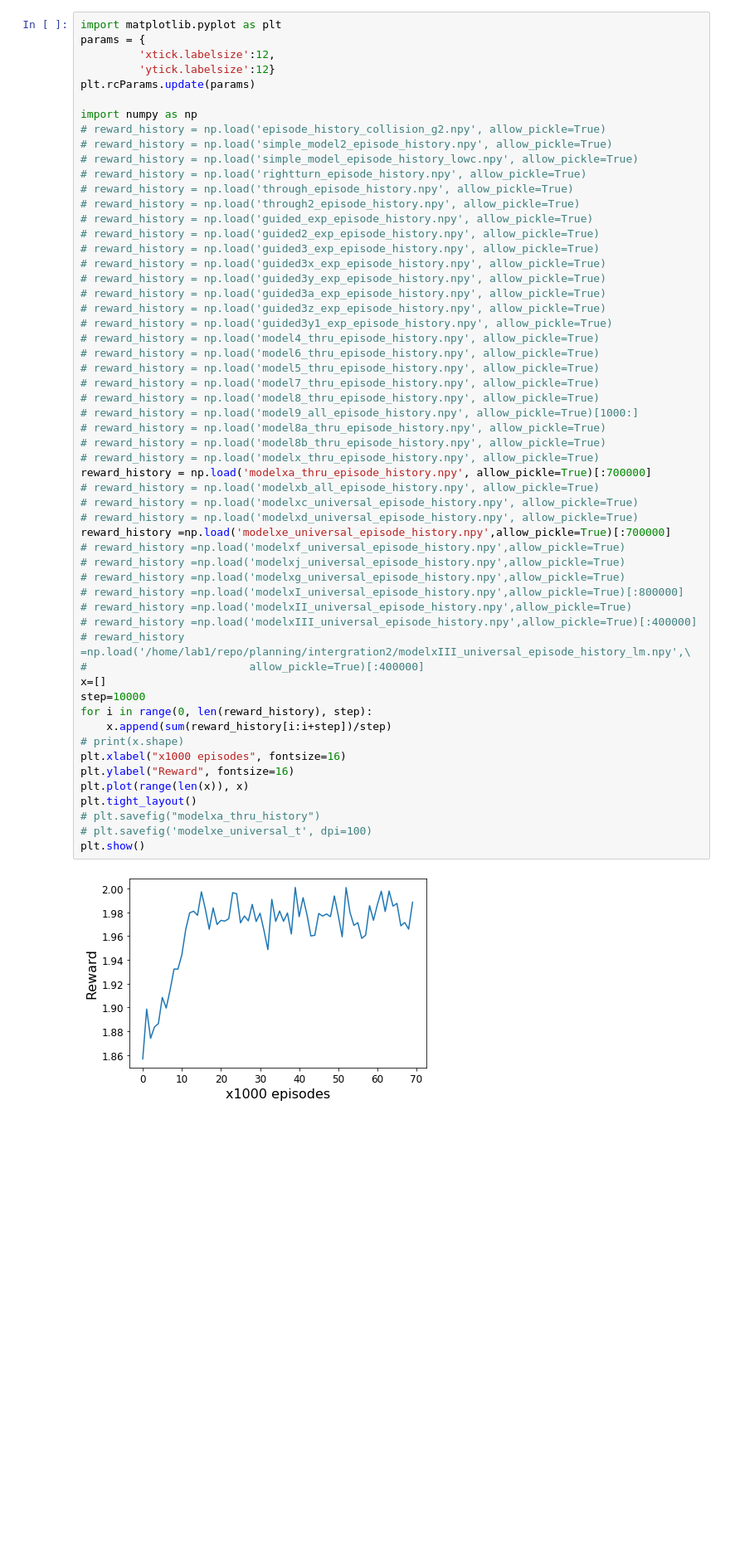
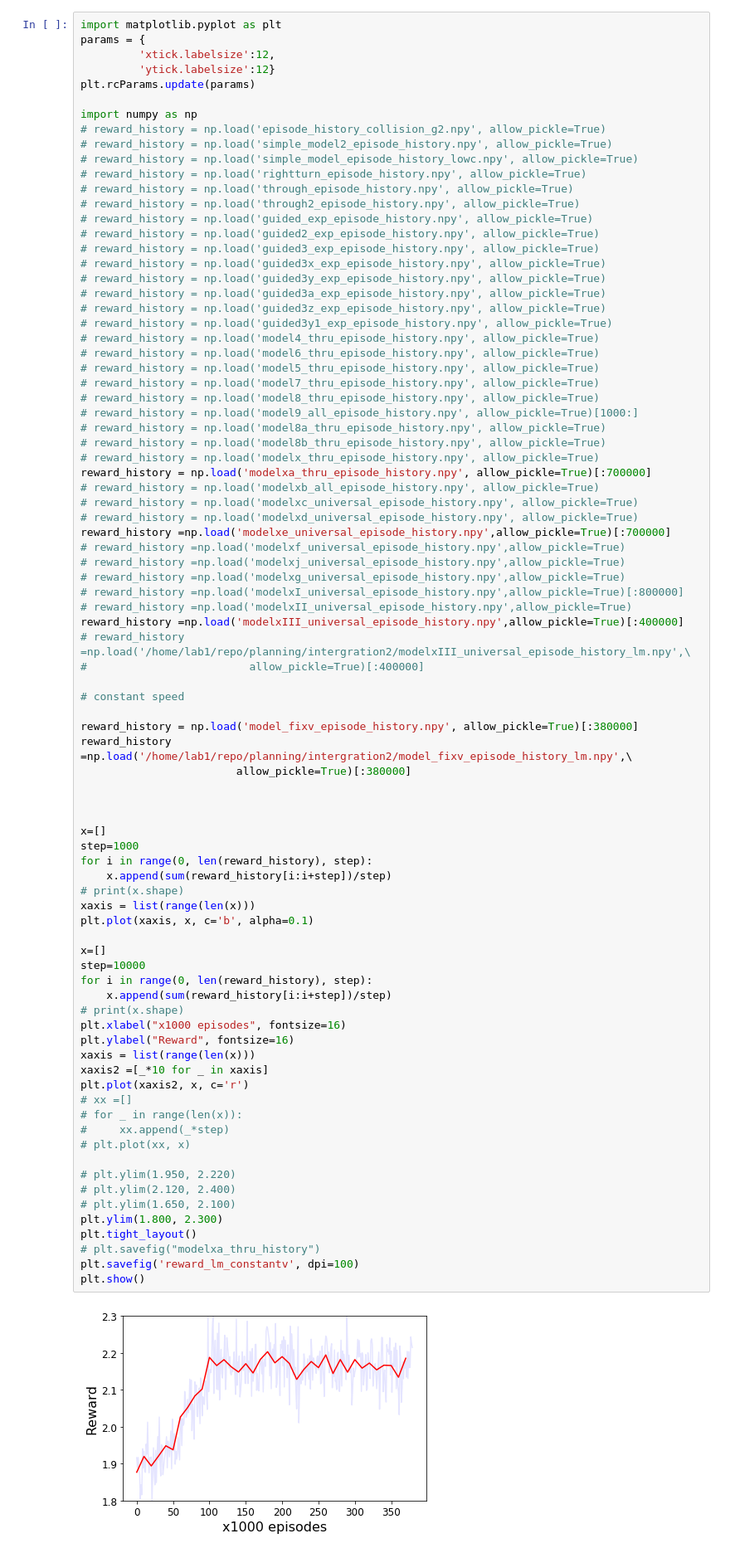
Before and after one commit to shuruiz/planning, a Jupyter notebook: intergration/result_visualizer.ipynb, the cells around one changed output. Shown: that part at 83% size. Cells and saved outputs as stored; diff of their text form; blank space fills up the shorter version.

```diff
--- a/intergration/result_visualizer.ipynb
+++ b/intergration/result_visualizer.ipynb
@@ -65,37 +66,65 @@ import numpy as np
 # reward_history = np.load('model5_thru_episode_history.npy', allow_pickle=True)
 # reward_history = np.load('model7_thru_episode_history.npy', allow_pickle=True)
 # reward_history = np.load('model8_thru_episode_history.npy', allow_pickle=True)
 # reward_history = np.load('model9_all_episode_history.npy', allow_pickle=True)[1000:]
 # reward_history = np.load('model8a_thru_episode_history.npy', allow_pickle=True)
 # reward_history = np.load('model8b_thru_episode_history.npy', allow_pickle=True)
 # reward_history = np.load('modelx_thru_episode_history.npy', allow_pickle=True)
 reward_history = np.load('modelxa_thru_episode_history.npy', allow_pickle=True)[:700000]
 # reward_history = np.load('modelxb_all_episode_history.npy', allow_pickle=True)
 # reward_history = np.load('modelxc_universal_episode_history.npy', allow_pickle=True)
 # reward_history = np.load('modelxd_universal_episode_history.npy', allow_pickle=True)
 reward_history =np.load('modelxe_universal_episode_history.npy',allow_pickle=True)[:700000]
 # reward_history =np.load('modelxf_universal_episode_history.npy',allow_pickle=True)
 # reward_history =np.load('modelxj_universal_episode_history.npy',allow_pickle=True)
 # reward_history =np.load('modelxg_universal_episode_history.npy',allow_pickle=True)
 # reward_history =np.load('modelxI_universal_episode_history.npy',allow_pickle=True)[:800000]
 # reward_history =np.load('modelxII_universal_episode_history.npy',allow_pickle=True)
-# reward_history =np.load('modelxIII_universal_episode_history.npy',allow_pickle=True)[:400000]
+reward_history =np.load('modelxIII_universal_episode_history.npy',allow_pickle=True)[:400000]
 # reward_history =np.load('/home/lab1/repo/planning/intergration2/modelxIII_universal_episode_history_lm.npy',\
 #                         allow_pickle=True)[:400000]
+
+# constant speed
+
+reward_history = np.load('model_fixv_episode_history.npy', allow_pickle=True)[:380000]
+reward_history =np.load('/home/lab1/repo/planning/intergration2/model_fixv_episode_history_lm.npy',\
+                        allow_pickle=True)[:380000]
+
+
+
+x=[]
+step=1000
+for i in range(0, len(reward_history), step):
+    x.append(sum(reward_history[i:i+step])/step)
+# print(x.shape)
+xaxis = list(range(len(x)))
+plt.plot(xaxis, x, c='b', alpha=0.1)
+
 x=[]
 step=10000
 for i in range(0, len(reward_history), step):
     x.append(sum(reward_history[i:i+step])/step)
 # print(x.shape)
 plt.xlabel("x1000 episodes", fontsize=16)
 plt.ylabel("Reward", fontsize=16)
-plt.plot(range(len(x)), x)
+xaxis = list(range(len(x)))
+xaxis2 =[_*10 for _ in xaxis]
+plt.plot(xaxis2, x, c='r')
+# xx =[]
+# for _ in range(len(x)):
+#     xx.append(_*step)
+# plt.plot(xx, x)
+
+# plt.ylim(1.950, 2.220)
+# plt.ylim(2.120, 2.400)
+# plt.ylim(1.650, 2.100)
+plt.ylim(1.800, 2.300)
 plt.tight_layout()
 # plt.savefig("modelxa_thru_history")
-# plt.savefig('modelxe_universal_t', dpi=100)
+plt.savefig('reward_lm_constantv', dpi=100)
 plt.show()
 # %% [output]
-[figure, old version]
+[figure, new version]
 # %%
 # import itertools
 # a=list(itertools.product(np.round(np.arange(-0.1,0.15,0.05), decimals=2), np.round(np.arange(-3,4,1), decimals=0)))
```
Also changed, not shown: parts of 1 cell of this notebook, 15 other files.
